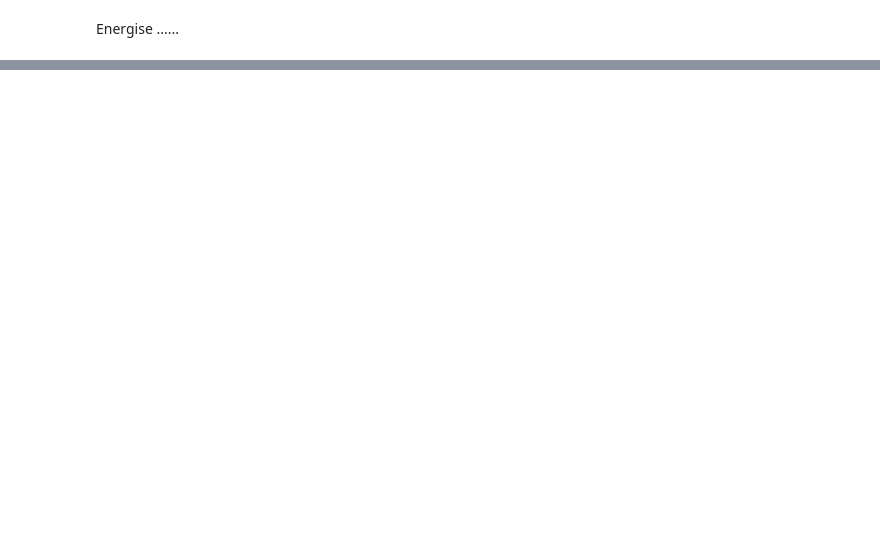
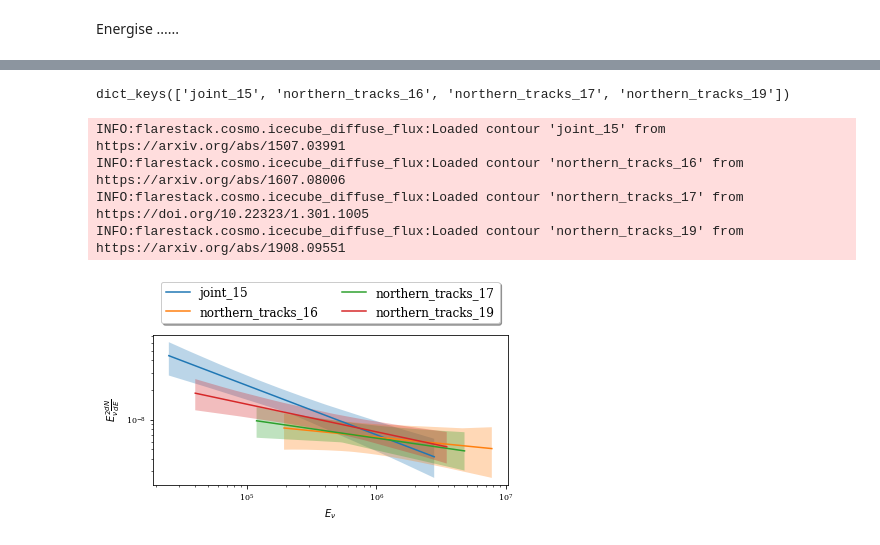
Before and after one commit to icecube/flarestack, a Jupyter notebook: examples/ipython_notebooks/flarestack_llh_workshop.ipynb, the cells around one changed output, grey strips where cells are left out. Cells and saved outputs as stored; diff of their text form; code cells hidden in the pictures; blank space fills up the shorter version.

```diff
--- a/examples/ipython_notebooks/flarestack_llh_workshop.ipynb
+++ b/examples/ipython_notebooks/flarestack_llh_workshop.ipynb
@@ -437,0 +268,31 @@ axes[-1].set_xlabel("step number");
+# %%
+from flarestack.cosmo.icecube_diffuse_flux import contours, get_diffuse_flux_contour
+contours.keys()
+# %% [output]
+dict_keys(['joint_15', 'northern_tracks_16', 'northern_tracks_17', 'northern_tracks_19'])
+# %%
+import matplotlib.pyplot as plt
+
+plt.figure()
+ax = plt.subplot(111)
+
+for fit in contours.keys():
+
+    best_fit, upper_butterfly, lower_butterfly, e_range = get_diffuse_flux_contour(fit)
+    plt.plot(e_range, best_fit(e_range) * e_range**2, label=fit)
+    plt.fill_between(e_range, upper_butterfly(e_range)* e_range**2, lower_butterfly(e_range)* e_range**2, alpha=0.3)
+
+plt.yscale("log")
+plt.xscale("log")
+plt.xlabel(r"$E_{\nu}$")
+plt.ylabel(r"$E_{\nu}^{2} \frac{dN}{dE}$")
+ax.legend(loc='upper center', bbox_to_anchor=(0.5, 1.4), ncol=2, fancybox=True, shadow=True, fontsize=12)
+plt.tight_layout()
+plt.show()
+plt.close()
+# %% [output]
+INFO:flarestack.cosmo.icecube_diffuse_flux:Loaded contour 'joint_15' from https://arxiv.org/abs/1507.03991
+INFO:flarestack.cosmo.icecube_diffuse_flux:Loaded contour 'northern_tracks_16' from https://arxiv.org/abs/1607.08006
+INFO:flarestack.cosmo.icecube_diffuse_flux:Loaded contour 'northern_tracks_17' from https://doi.org/10.22323/1.301.1005
+INFO:flarestack.cosmo.icecube_diffuse_flux:Loaded contour 'northern_tracks_19' from https://arxiv.org/abs/1908.09551
+[figure, added]
```
Also changed, not shown: parts of 72 cells of this notebook.
